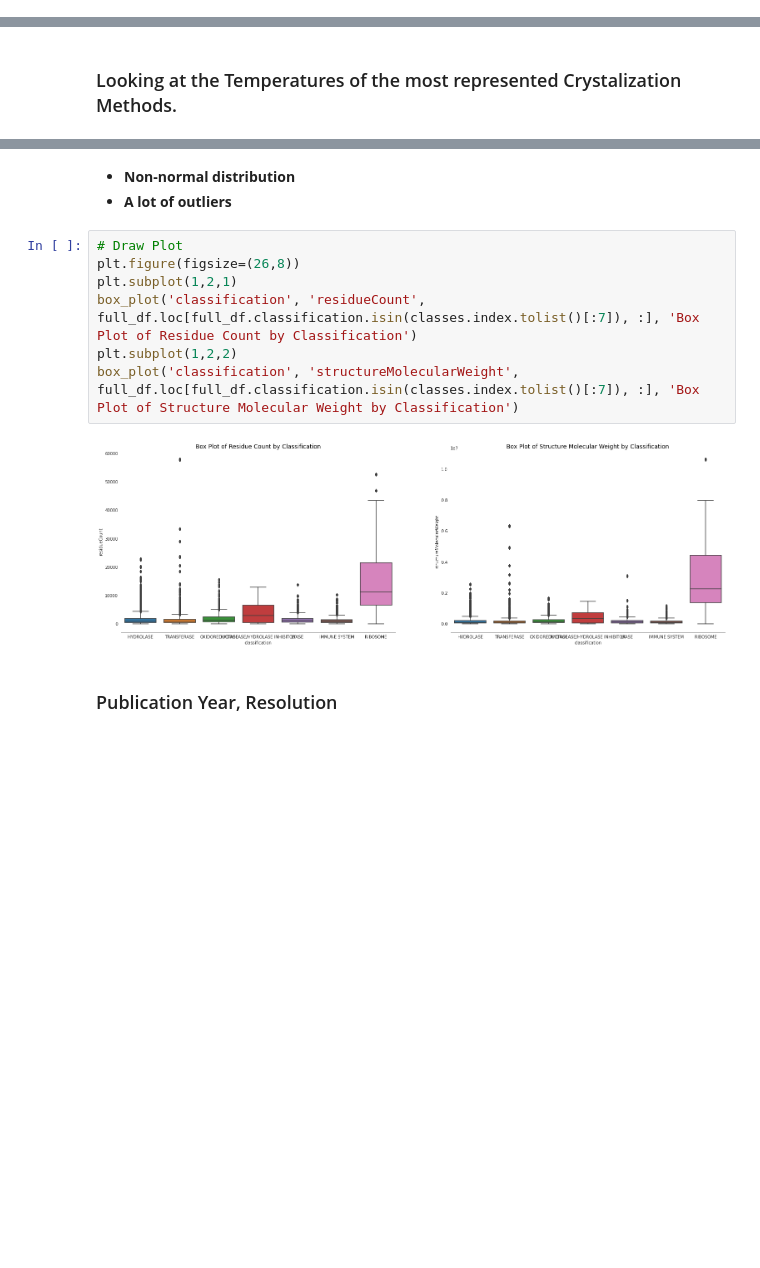
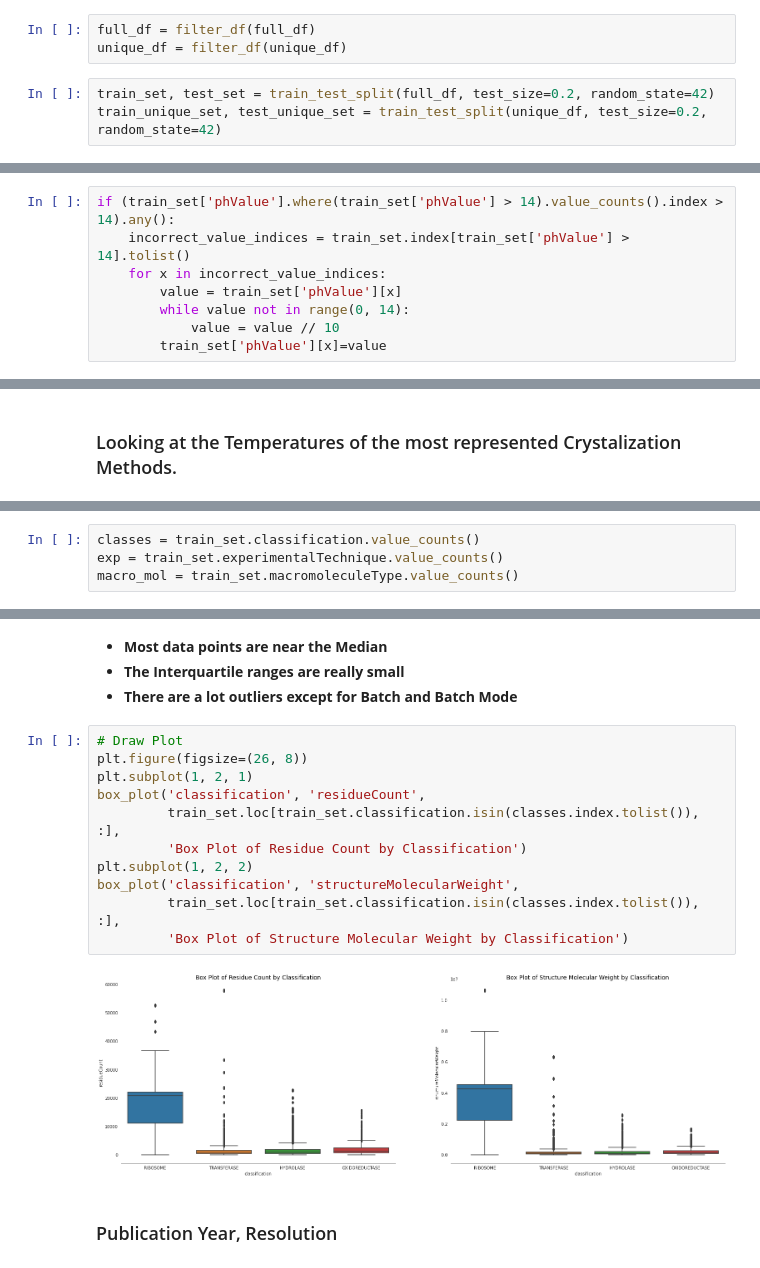
Before and after one commit to vkolupayev/Data-Science-Machine-Learning.-Protein-Classification, a Jupyter notebook: Structural_Protein_Sequences.ipynb, the cells around one changed output, grey strips where cells are left out. Saved outputs shown, nothing was run; the diff lists cells and outputs as text; blank space fills up the shorter version.

```diff
--- a/Structural_Protein_Sequences.ipynb
+++ b/Structural_Protein_Sequences.ipynb
@@ -533,0 +806,6 @@ full_df
+# %%
+full_df = filter_df(full_df)
+unique_df = filter_df(unique_df)
+# %%
+train_set, test_set = train_test_split(full_df, test_size=0.2, random_state=42)
+train_unique_set, test_unique_set = train_test_split(unique_df, test_size=0.2, random_state=42)
@@ -538 +822,9 @@ full_df
+# %%
+if (train_set['phValue'].where(train_set['phValue'] > 14).value_counts().index > 14).any():
+    incorrect_value_indices = train_set.index[train_set['phValue'] > 14].tolist()
+    for x in incorrect_value_indices:
+        value = train_set['phValue'][x]
+        while value not in range(0, 14):
+            value = value // 10
+        train_set['phValue'][x]=value
 # %%
@@ -679,3 +932,7 @@ plt.show()
+# %%
+classes = train_set.classification.value_counts()
+exp = train_set.experimentalTechnique.value_counts()
+macro_mol = train_set.macromoleculeType.value_counts()
 # %%
 plt.figure(figsize=(30,10))
 plt.subplot(1,2,1)
@@ -728,15 +987,20 @@ box_plot('crystallizationMethod', 'crystallizationTempK', df_select.loc[df_selec
-# %% [markdown]
-* **Non-normal distribution**
-* **A lot of outliers**
+# %% [markdown]
+* **Most data points are near the Median**
+* **The Interquartile ranges are really small**
+* **There are a lot outliers except for Batch and Batch Mode**
 # %%
 # Draw Plot
-plt.figure(figsize=(26,8))
-plt.subplot(1,2,1)
-box_plot('classification', 'residueCount', full_df.loc[full_df.classification.isin(classes.index.tolist()[:7]), :], 'Box Plot of Residue Count by Classification')
-plt.subplot(1,2,2)
-box_plot('classification', 'structureMolecularWeight', full_df.loc[full_df.classification.isin(classes.index.tolist()[:7]), :], 'Box Plot of Structure Molecular Weight by Classification')
+plt.figure(figsize=(26, 8))
+plt.subplot(1, 2, 1)
+box_plot('classification', 'residueCount',
+         train_set.loc[train_set.classification.isin(classes.index.tolist()), :],
+         'Box Plot of Residue Count by Classification')
+plt.subplot(1, 2, 2)
+box_plot('classification', 'structureMolecularWeight',
+         train_set.loc[train_set.classification.isin(classes.index.tolist()), :],
+         'Box Plot of Structure Molecular Weight by Classification')
 # %% [output]
-[figure, old version]
+[figure, new version]
 # %% [markdown]
 ### Publication Year, Resolution
 # %%
```
Also changed, not shown: parts of 221 cells of this notebook, 1 other file.
